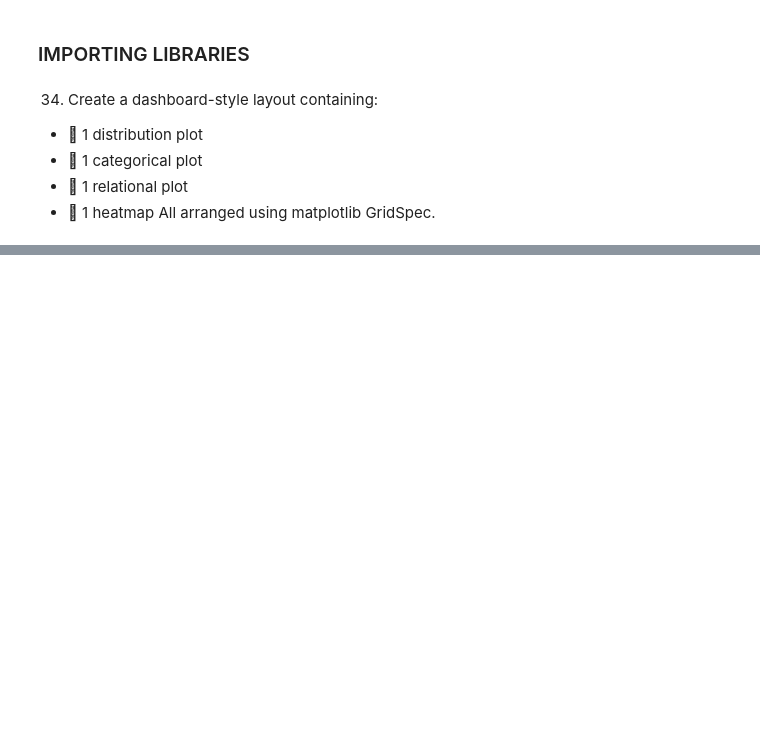
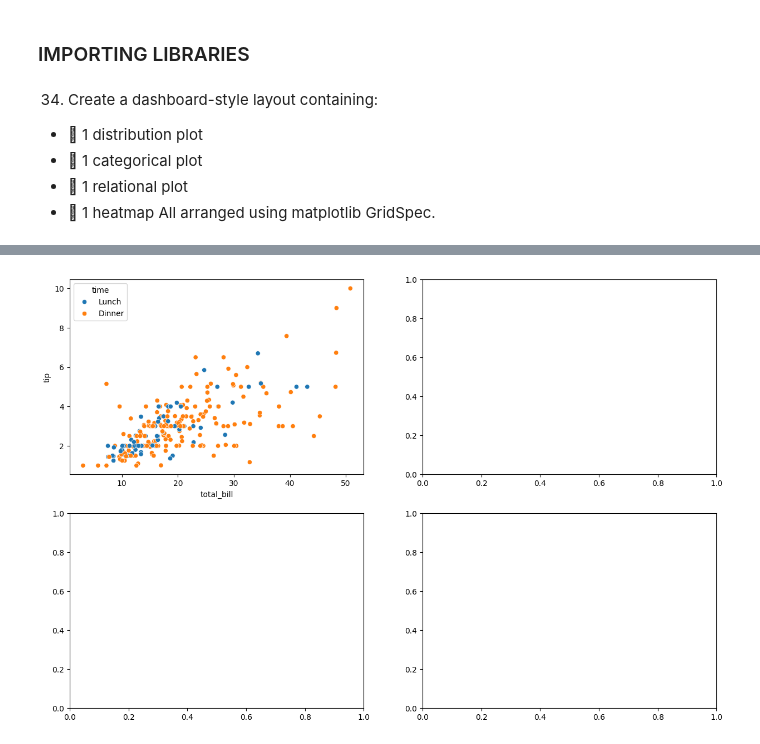
Before and after one commit to sagarnbeedi-analytics/data-analytics-portfolio, a Jupyter notebook: PYTHON/practicing_python_libraries/python_files/seaborn.ipynb, the cells around one changed output, grey strips where cells are left out. Saved outputs shown, nothing was run; the diff lists cells and outputs as text; code cells hidden in the pictures; blank space fills up the shorter version.

```diff
--- a/PYTHON/practicing_python_libraries/python_files/seaborn.ipynb
+++ b/PYTHON/practicing_python_libraries/python_files/seaborn.ipynb
@@ -24,0 +25,2 @@ ax4=fig.add_subplot(gs[1,1])
+# %%
+tips=sns.load_dataset("tips")
@@ -24,0 +36,11 @@ ax4=fig.add_subplot(gs[1,1])
+# %%
+sns.scatterplot(
+    data=tips,
+    x="total_bill",
+    y="tip",
+    hue="time",
+    ax=ax1
+)
+fig
+# %% [output]
+[figure, added]
```
Also changed, not shown: parts of 9 cells of this notebook.
